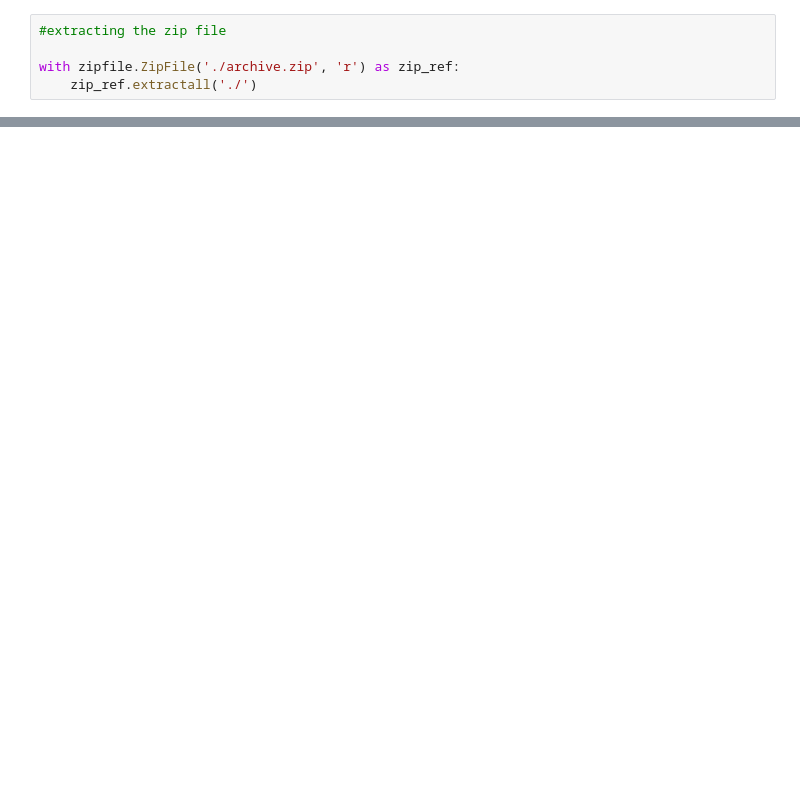
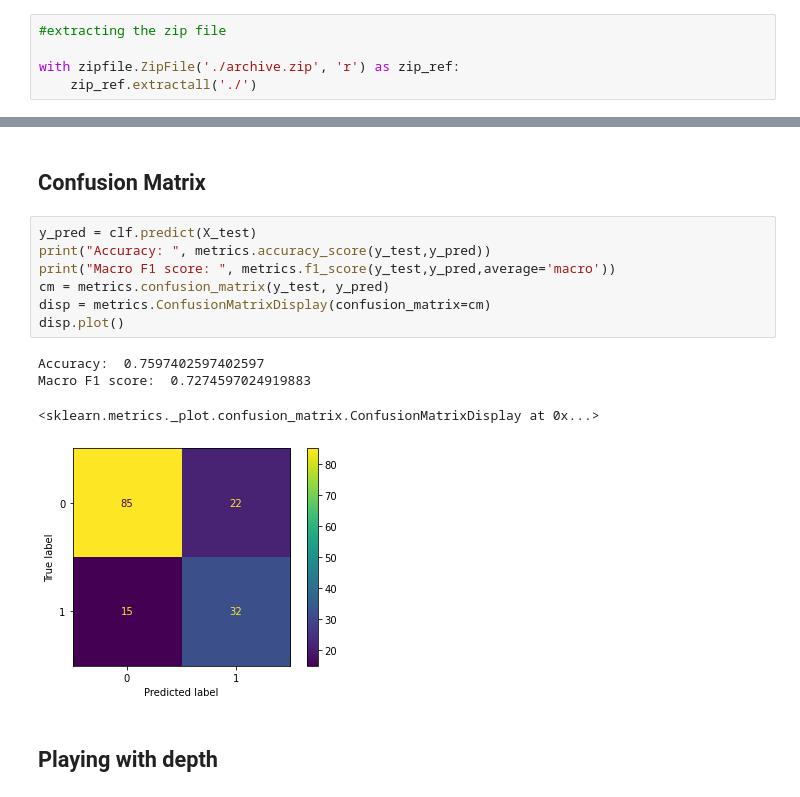
Before and after one commit to bulkpanda/ML-basics, a Jupyter notebook: classification/decision_trees/DT_1.ipynb, the cells around one changed output, grey strips where cells are left out. Saved outputs shown, nothing was run; the diff lists cells and outputs as text; blank space fills up the shorter version.

```diff
--- a/classification/decision_trees/DT_1.ipynb
+++ b/classification/decision_trees/DT_1.ipynb
@@ -34,0 +72,16 @@ df.columns=col_names
+# %% [markdown]
+## Confusion Matrix
+# %%
+y_pred = clf.predict(X_test)
+print("Accuracy: ", metrics.accuracy_score(y_test,y_pred))
+print("Macro F1 score: ", metrics.f1_score(y_test,y_pred,average='macro'))
+cm = metrics.confusion_matrix(y_test, y_pred)
+disp = metrics.ConfusionMatrixDisplay(confusion_matrix=cm)
+disp.plot()
+# %% [output]
+Accuracy:  0.7597402597402597
+Macro F1 score:  0.7274597024919883
+<sklearn.metrics._plot.confusion_matrix.ConfusionMatrixDisplay at 0x...>
+[figure, added]
+# %% [markdown]
+## Playing with depth
```
Also changed, not shown: parts of 18 cells of this notebook, 15 other files.
